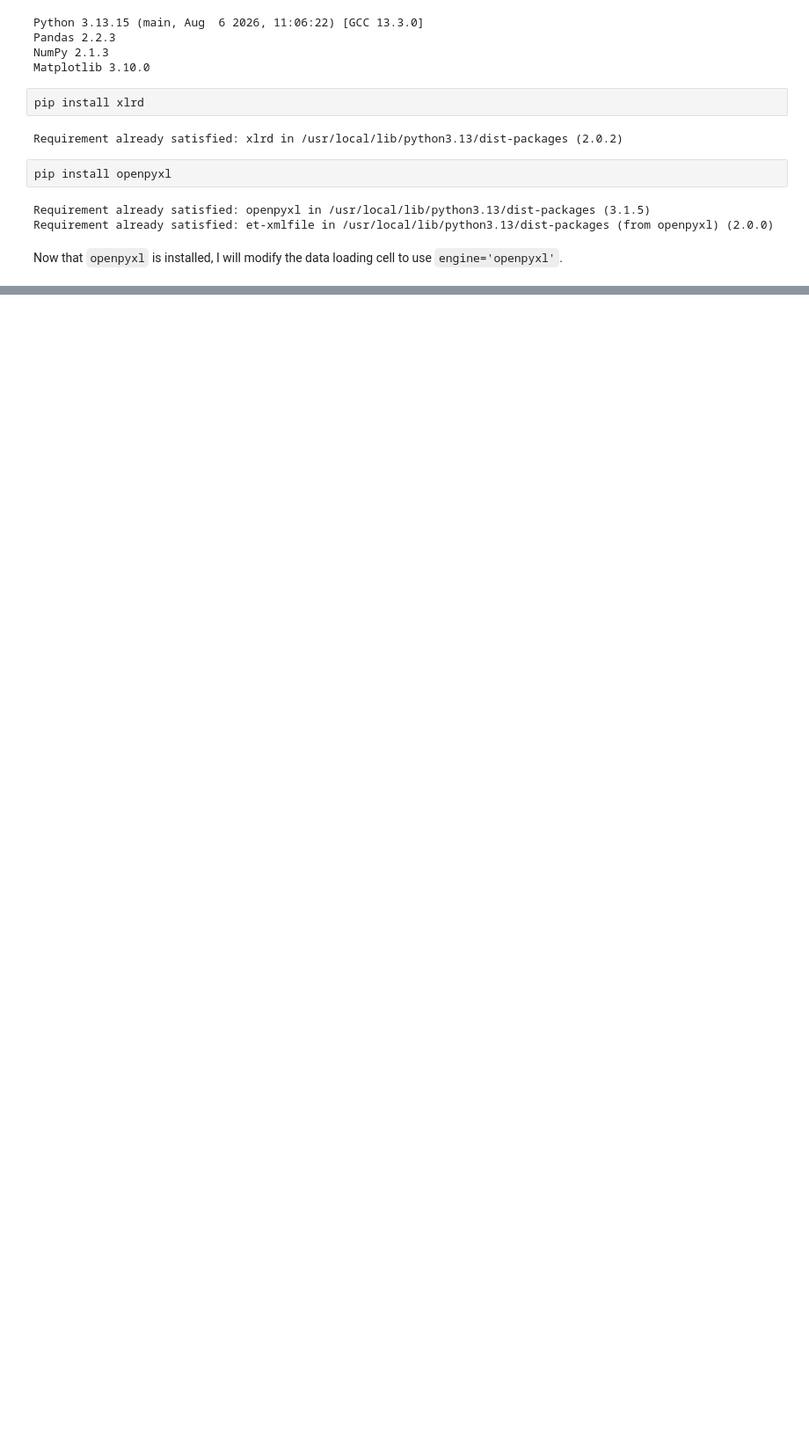
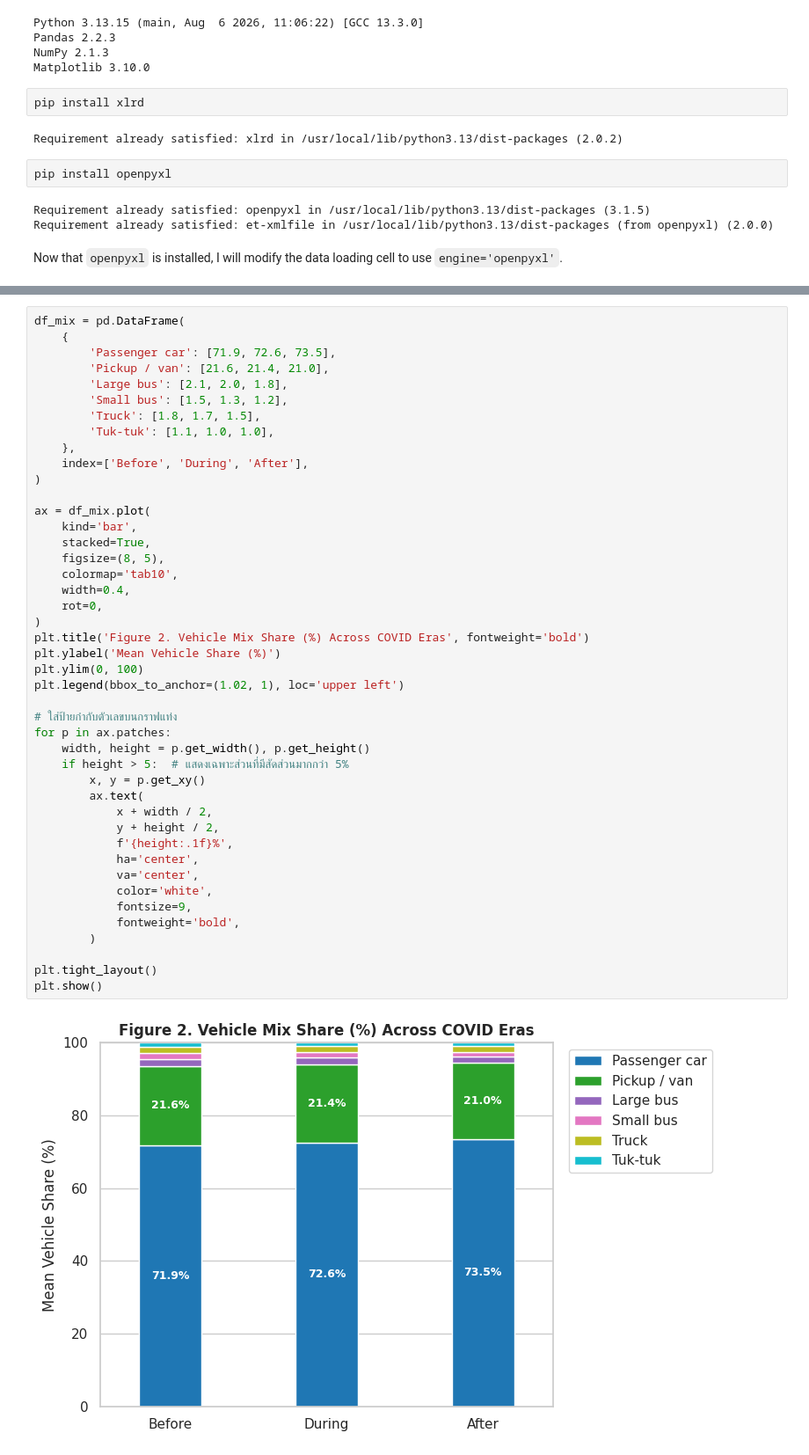
Before and after one commit to Aphatsara-Khangkhet/DADS5001-BKK-Flow, a Jupyter notebook: Untitled10.ipynb, the cells around one changed output, grey strips where cells are left out. Shown at 88% size. Cells and saved outputs as stored; diff of their text form; blank space fills up the shorter version.

```diff
--- a/Untitled10.ipynb
+++ b/Untitled10.ipynb
@@ -436,0 +361,46 @@ plt.show()
+# %%
+df_mix = pd.DataFrame(
+    {
+        'Passenger car': [71.9, 72.6, 73.5],
+        'Pickup / van': [21.6, 21.4, 21.0],
+        'Large bus': [2.1, 2.0, 1.8],
+        'Small bus': [1.5, 1.3, 1.2],
+        'Truck': [1.8, 1.7, 1.5],
+        'Tuk-tuk': [1.1, 1.0, 1.0],
+    },
+    index=['Before', 'During', 'After'],
+)
+
+ax = df_mix.plot(
+    kind='bar',
+    stacked=True,
+    figsize=(8, 5),
+    colormap='tab10',
+    width=0.4,
+    rot=0,
+)
+plt.title('Figure 2. Vehicle Mix Share (%) Across COVID Eras', fontweight='bold')
+plt.ylabel('Mean Vehicle Share (%)')
+plt.ylim(0, 100)
+plt.legend(bbox_to_anchor=(1.02, 1), loc='upper left')
+
+# ใส่ป้ายกำกับตัวเลขบนกราฟแท่ง
+for p in ax.patches:
+    width, height = p.get_width(), p.get_height()
+    if height > 5:  # แสดงเฉพาะส่วนที่มีสัดส่วนมากกว่า 5%
+        x, y = p.get_xy()
+        ax.text(
+            x + width / 2,
+            y + height / 2,
+            f'{height:.1f}%',
+            ha='center',
+            va='center',
+            color='white',
+            fontsize=9,
+            fontweight='bold',
+        )
+
+plt.tight_layout()
+plt.show()
+# %% [output]
+[figure, added]
```
Also changed, not shown: parts of 15 cells of this notebook.
